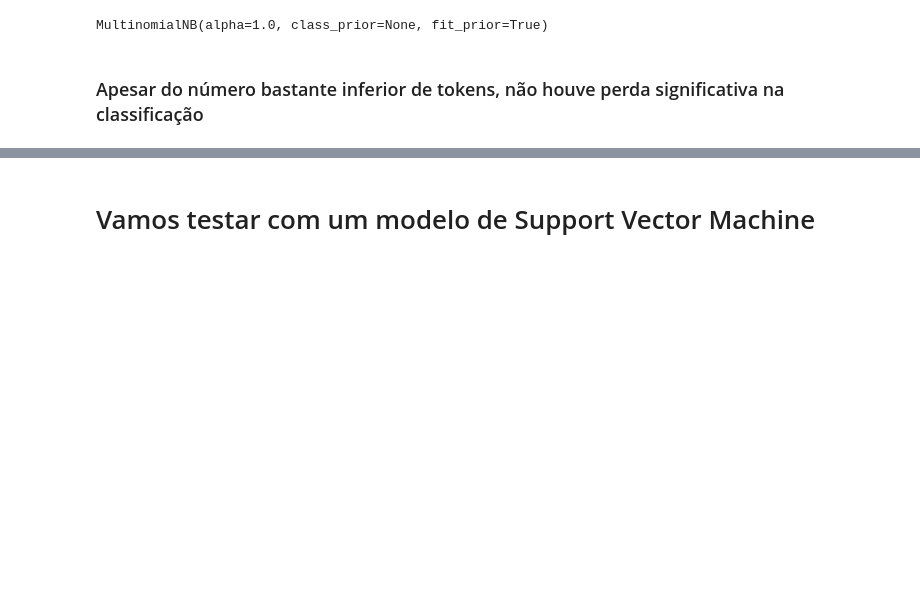
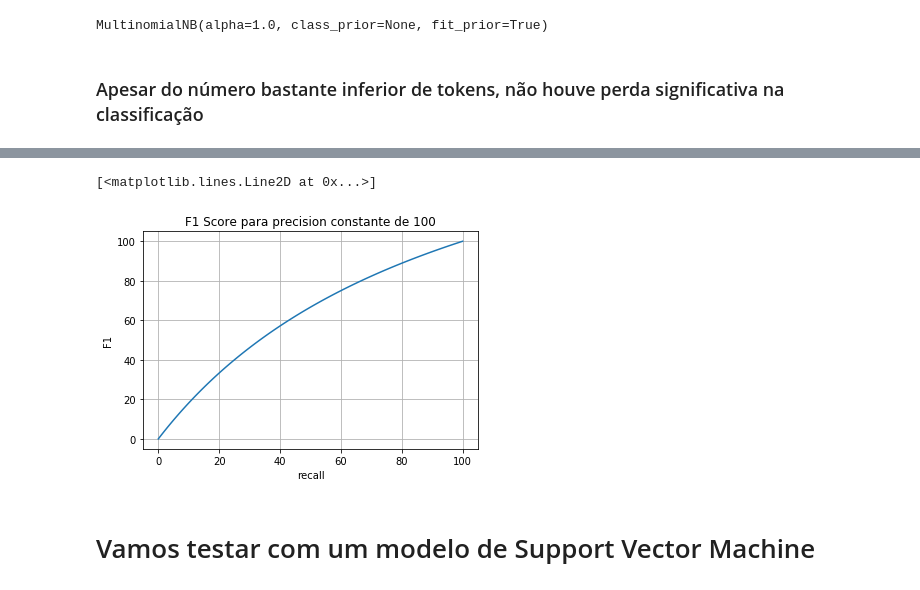
Before and after one commit to omboido/SentimentAnalysis, a Jupyter notebook: apresentacao.ipynb, the cells around one changed output, grey strips where cells are left out. Cells and saved outputs as stored; diff of their text form; code cells hidden in the pictures; blank space fills up the shorter version.

```diff
--- a/apresentacao.ipynb
+++ b/apresentacao.ipynb
@@ -247,3 +324,15 @@ weighted avg       0.75      0.75      0.75     30000
+# %%
+prec = np.ones(100) * 100
+rec = np.linspace(0,100, 100)
+F1 = 2 * (prec * rec) / (prec + rec)
+plt.grid()
+plt.xlabel('recall')
+plt.ylabel('F1')
+plt.title('F1 Score para precision constante de 100')
+plt.plot(rec, F1)
+# %% [output]
+[<matplotlib.lines.Line2D at 0x...>]
+[figure, added]
 # %% [markdown]
 # Vamos testar com um modelo de Support Vector Machine <a id="svm">
 # %%
```
Also changed, not shown: parts of 89 cells of this notebook.
